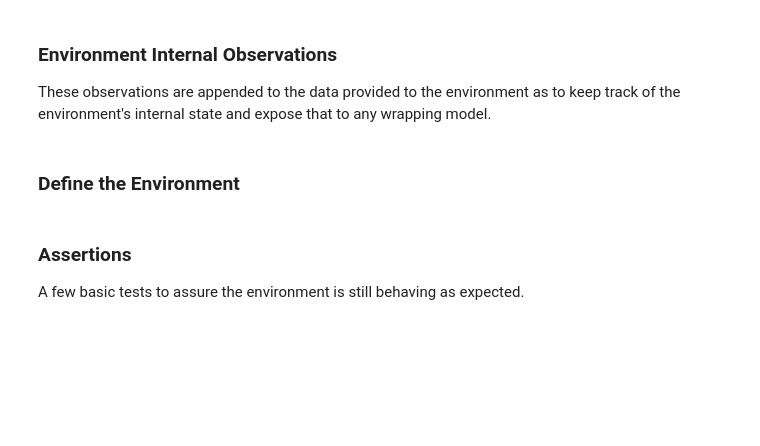
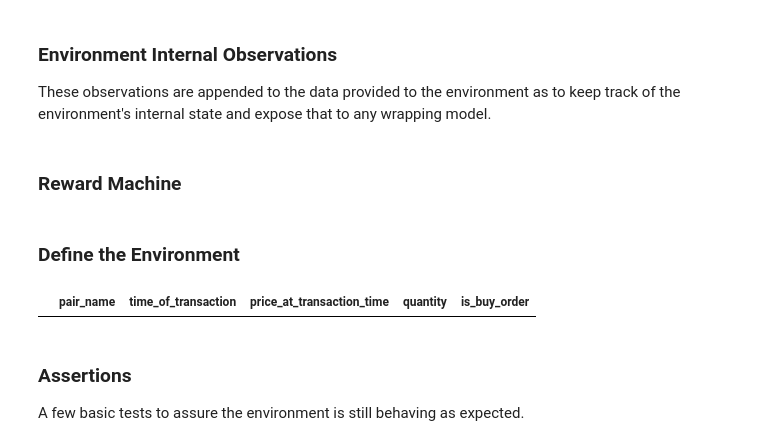
Before and after one commit to faGH/fa.intelligence.notebooks, a Jupyter notebook: labs/market_trading/crypto_trading_environment.old.ipynb, the cells around one changed output. Drawn from its saved outputs; the diff is of its cells as text; code cells hidden in the pictures; blank space fills up the shorter version.

```diff
--- a/labs/market_trading/crypto_trading_environment.old.ipynb
+++ b/labs/market_trading/crypto_trading_environment.old.ipynb
@@ -97,3 +97,5 @@ These observations are appended to the data provided to the environment as to ke
 # %%
 class InternalColumns(Enum):
     OpenTransactionCount = '__open_transaction_count__'
+# %% [markdown]
+### Reward Machine
@@ -100,3 +159,7 @@ class InternalColumns(Enum):
 # %% [markdown]
 ### Define the Environment
+# %%
+env.__get_open_transactions__()
+# %% [output]
+|  | pair_name | time_of_transaction | price_at_transaction_time | quantity | is_buy_order |
 # %%
```
Also changed, not shown: parts of 8 cells of this notebook.
